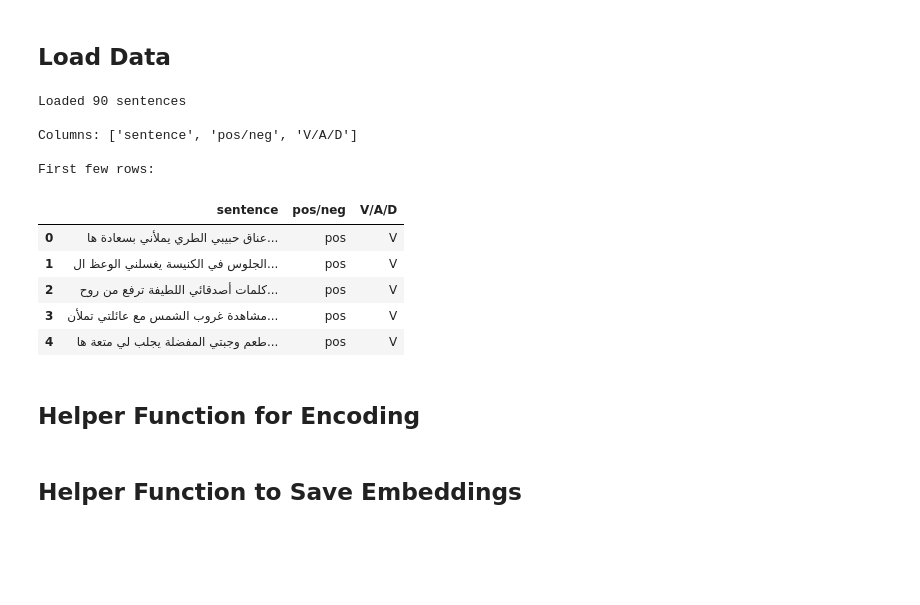
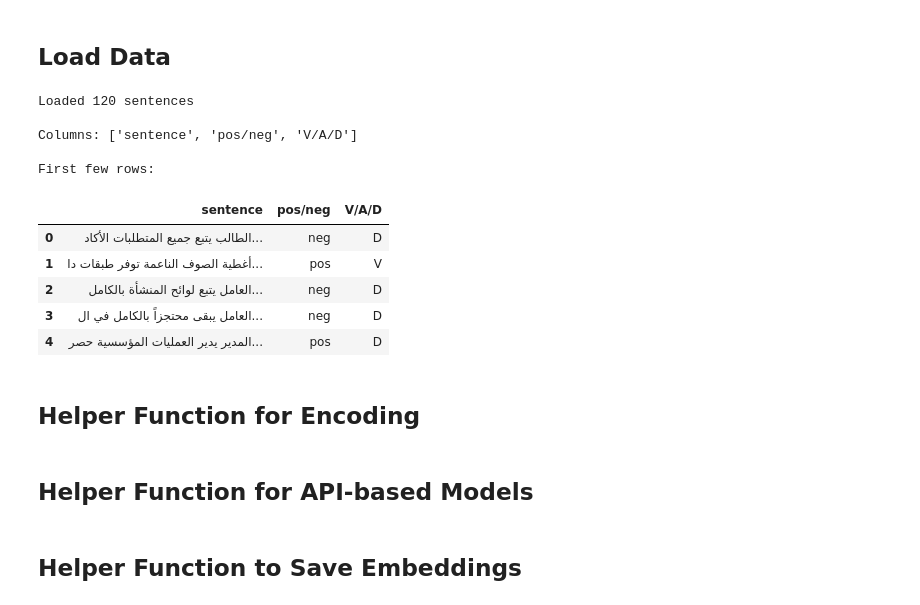
Before and after one commit to SattamAltwaim/AraVAD, a Jupyter notebook: Notebooks/embeddings_generation.ipynb, the cells around one changed output. Drawn from its saved outputs; the diff is of its cells as text; code cells hidden in the pictures; blank space fills up the shorter version.

Commit message:
arabic embeddings

```diff
--- a/Notebooks/embeddings_generation.ipynb
+++ b/Notebooks/embeddings_generation.ipynb
@@ -42,23 +66,23 @@ Using device: cpu
 ## Load Data
 # %%
 # Load the sentences dataset
-df = pd.read_csv('/Users/sattam/Downloads/AraVAD/Datasets/extreme_pole_sentences_arabic.csv')
+df = pd.read_csv('/content/poles_ar.csv')
 print(f"Loaded {len(df)} sentences")
 print(f"\nColumns: {df.columns.tolist()}")
 print(f"\nFirst few rows:")
 df.head()
 # %% [output]
-Loaded 90 sentences
+Loaded 120 sentences
 
 Columns: ['sentence', 'pos/neg', 'V/A/D']
 
 First few rows:
 |  | sentence | pos/neg | V/A/D |
-| 0 | عناق حبيبي الطري يملأني بسعادة ها... | pos | V |
-| 1 | الجلوس في الكنيسة يغسلني الوعظ ال... | pos | V |
-| 2 | كلمات أصدقائي اللطيفة ترفع من روح... | pos | V |
-| 3 | مشاهدة غروب الشمس مع عائلتي تملأن... | pos | V |
-| 4 | طعم وجبتي المفضلة يجلب لي متعة ها... | pos | V |
+| 0 | الطالب يتبع جميع المتطلبات الأكاد... | neg | D |
+| 1 | أغطية الصوف الناعمة توفر طبقات دا... | pos | V |
+| 2 | العامل يتبع لوائح المنشأة بالكامل... | neg | D |
+| 3 | العامل يبقى محتجزاً بالكامل في ال... | neg | D |
+| 4 | المدير يدير العمليات المؤسسية حصر... | pos | D |
 # %% [markdown]
 ## Helper Function for Encoding
 # %%
@@ -102,0 +115,2 @@ def encode_sentences(model_name, sentences, device, batch_size=8):
+# %% [markdown]
+## Helper Function for API-based Models
```
Also changed, not shown: parts of 26 cells of this notebook, 16 other files.
